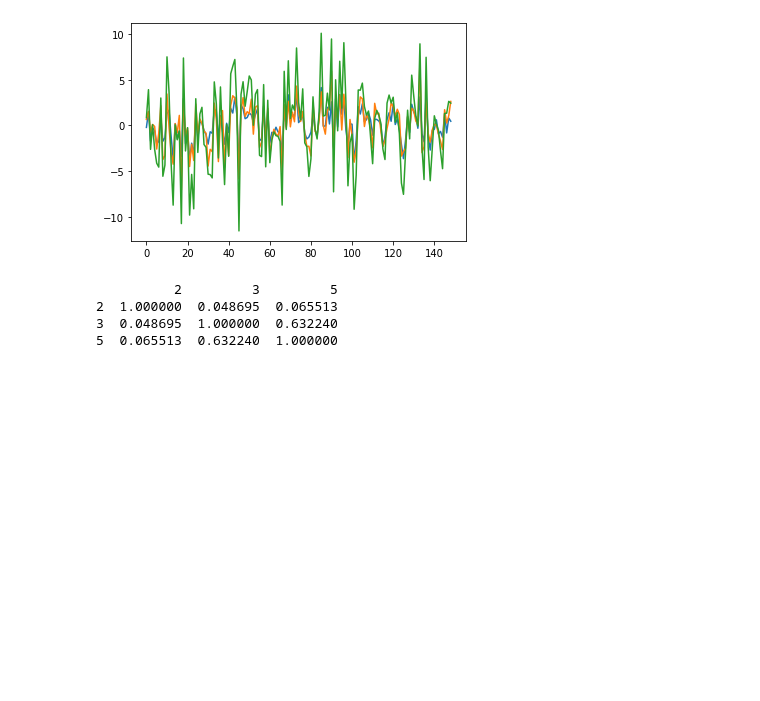
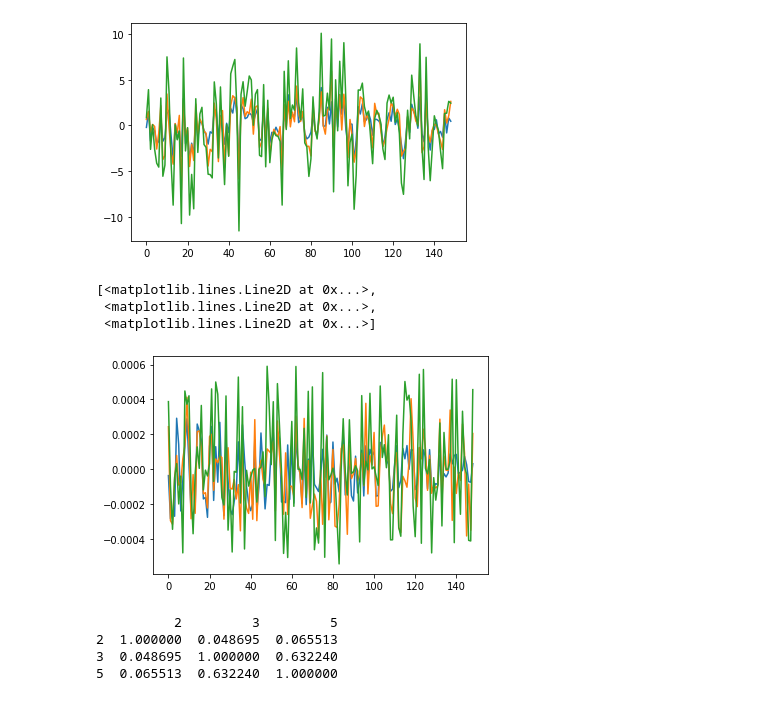
Before and after one commit to Tomo0002/Stock_Product, a Jupyter notebook: ニューラルネットワーク.ipynb, the cells around one changed output. Cells and saved outputs as stored; diff of their text form; code cells hidden in the pictures; blank space fills up the shorter version.

```diff
--- a/ニューラルネットワーク.ipynb
+++ b/ニューラルネットワーク.ipynb
@@ -120,6 +149,13 @@ plt.plot(h)
  <matplotlib.lines.Line2D at 0x...>,
  <matplotlib.lines.Line2D at 0x...>]
 [figure]
+# %%
+plt.plot(del_w)
+# %% [output]
+[<matplotlib.lines.Line2D at 0x...>,
+ <matplotlib.lines.Line2D at 0x...>,
+ <matplotlib.lines.Line2D at 0x...>]
+[figure, added]
 # %%
 #相関行列を作成
 corr_ma = df_1.corr()
```
Also changed, not shown: parts of 7 cells of this notebook.
